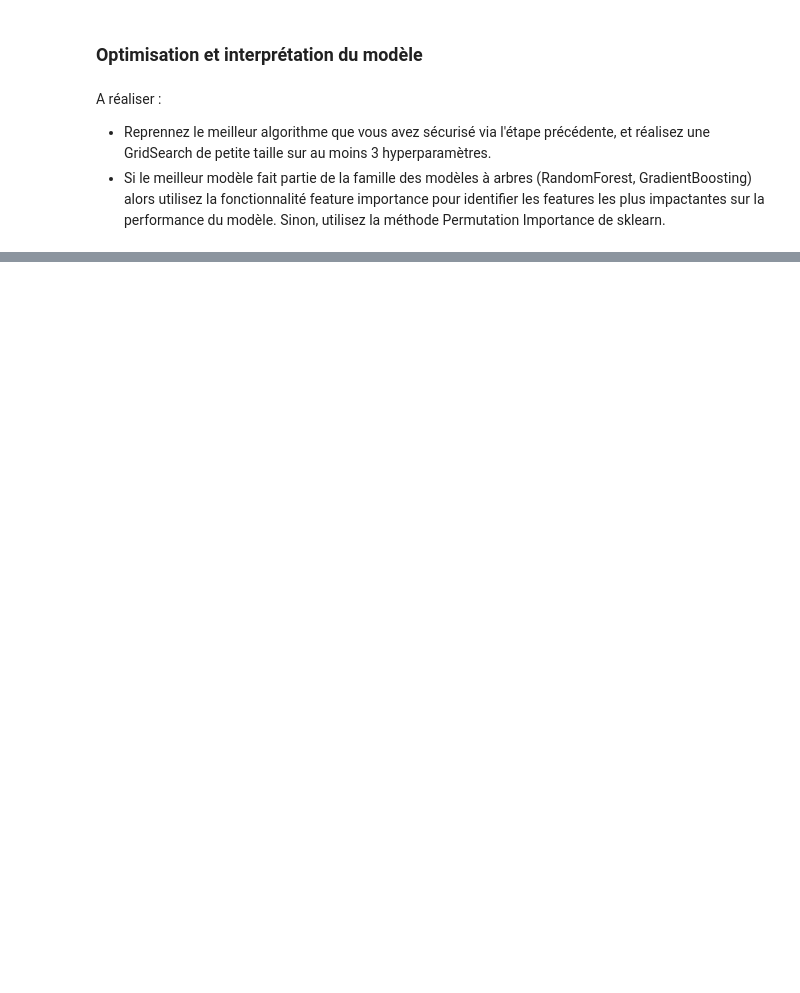
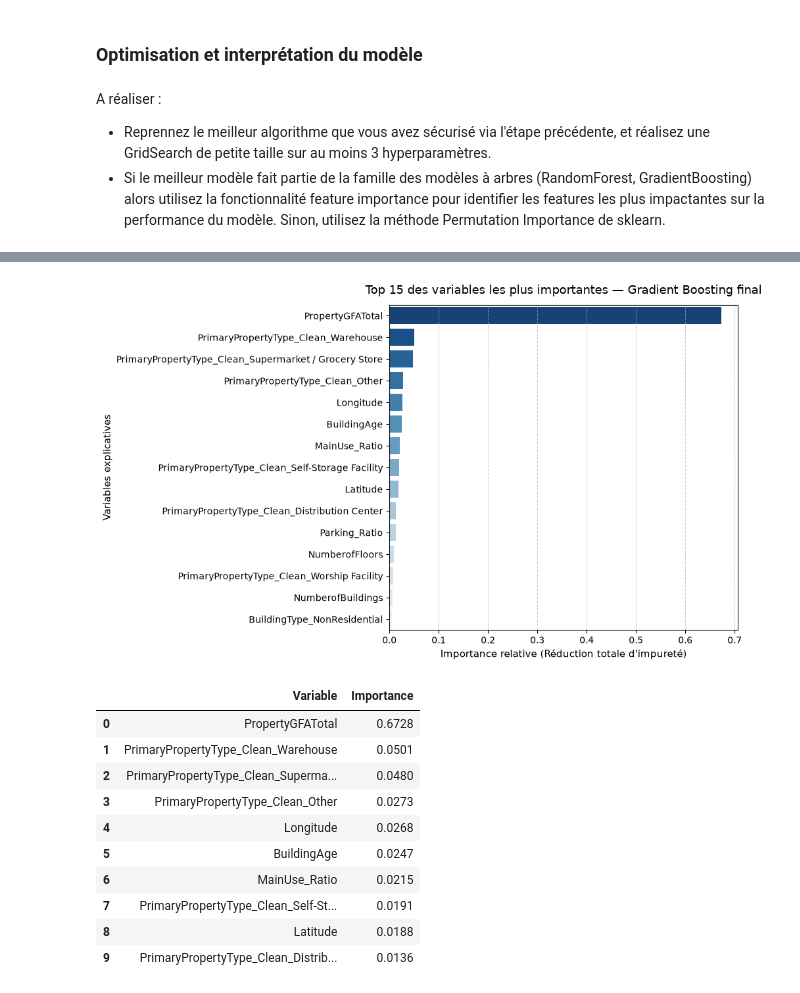
Before and after one commit to mahmoudaminfr-dotcom/seattle-building-energy-prediction, a Jupyter notebook: data/template_modelistation_supervisee.ipynb, the cells around one changed output, grey strips where cells are left out. Cells and saved outputs as stored; diff of their text form; code cells hidden in the pictures; blank space fills up the shorter version.

Commit message:
feat: complete model benchmark, gridsearch optimization and feature importance for energy and GHG targets

```diff
--- a/data/template_modelistation_supervisee.ipynb
+++ b/data/template_modelistation_supervisee.ipynb
@@ -1039,0 +1792,59 @@ A réaliser :
+# %%
+import matplotlib.pyplot as plt
+import pandas as pd
+import seaborn as sns
+
+# 1. Récupération du modèle final optimisé retenu
+final_model = grid_search_gb.best_estimator_
+
+# 2. Récupération des noms exacts des colonnes après le OneHotEncoder
+preprocessor_fitted = final_model.named_steps['preprocessor']
+feature_names = preprocessor_fitted.get_feature_names_out()
+
+# Nettoyage des préfixes générés par ColumnTransformer (ex: "num__", "cat__")
+clean_feature_names = [name.split('__')[-1] for name in feature_names]
+
+# 3. Extraction des scores d'importance
+importances = final_model.named_steps['regressor'].feature_importances_
+
+# 4. Création d'un DataFrame récapitulatif trié
+df_feature_importance = pd.DataFrame(
+    {'Variable': clean_feature_names, 'Importance': importances}
+).sort_values(by='Importance', ascending=False)
+
+# 5. Visualisation graphique : Top 15 des variables
+plt.figure(figsize=(10, 6))
+sns.barplot(
+    data=df_feature_importance.head(15),
+    x='Importance',
+    y='Variable',
+    hue='Variable',
+    palette='Blues_r',
+    legend=False,
+)
+plt.title(
+    'Top 15 des variables les plus importantes — Gradient Boosting final',
+    fontsize=13,
+    pad=12,
+)
+plt.xlabel("Importance relative (Réduction totale d'impureté)", fontsize=11)
+plt.ylabel('Variables explicatives', fontsize=11)
+plt.grid(axis='x', linestyle='--', alpha=0.6)
+plt.tight_layout()
+plt.show()
+
+# 6. Affichage du tableau du Top 10
+display(df_feature_importance.head(10).round(4).reset_index(drop=True))
+# %% [output]
+[figure, added]
+|  | Variable | Importance |
+| 0 | PropertyGFATotal | 0.6728 |
+| 1 | PrimaryPropertyType_Clean_Warehouse | 0.0501 |
+| 2 | PrimaryPropertyType_Clean_Superma... | 0.0480 |
+| 3 | PrimaryPropertyType_Clean_Other | 0.0273 |
+| 4 | Longitude | 0.0268 |
+| 5 | BuildingAge | 0.0247 |
+| 6 | MainUse_Ratio | 0.0215 |
+| 7 | PrimaryPropertyType_Clean_Self-St... | 0.0191 |
+| 8 | Latitude | 0.0188 |
+| 9 | PrimaryPropertyType_Clean_Distrib... | 0.0136 |
```
Also changed, not shown: parts of 32 cells of this notebook.
